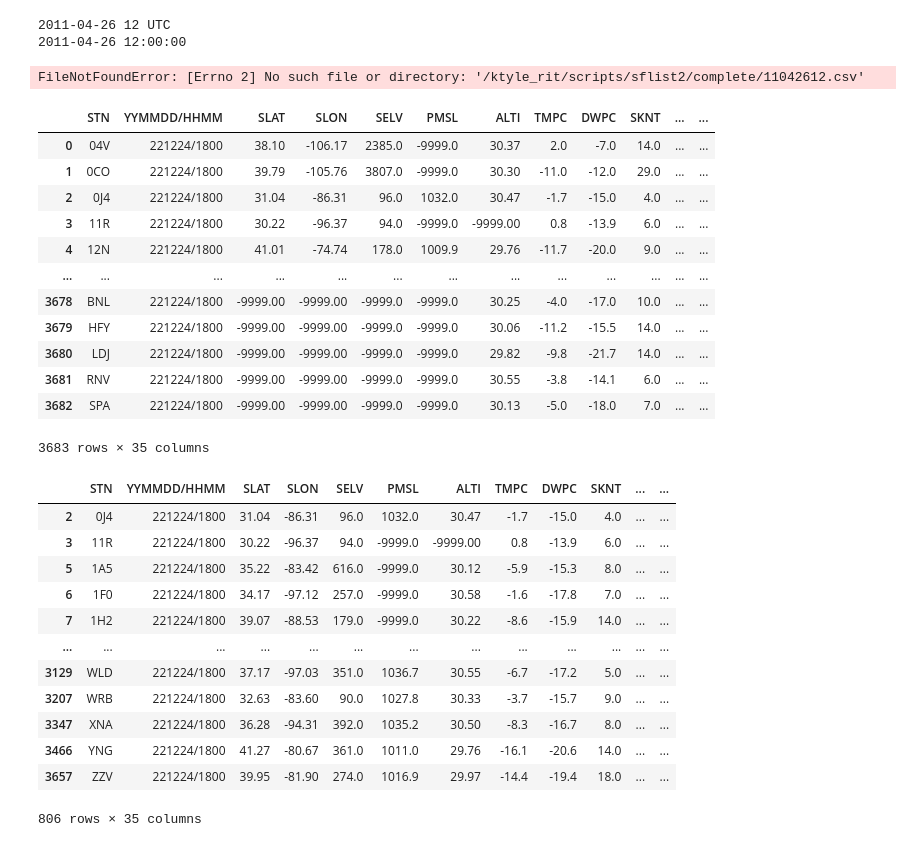
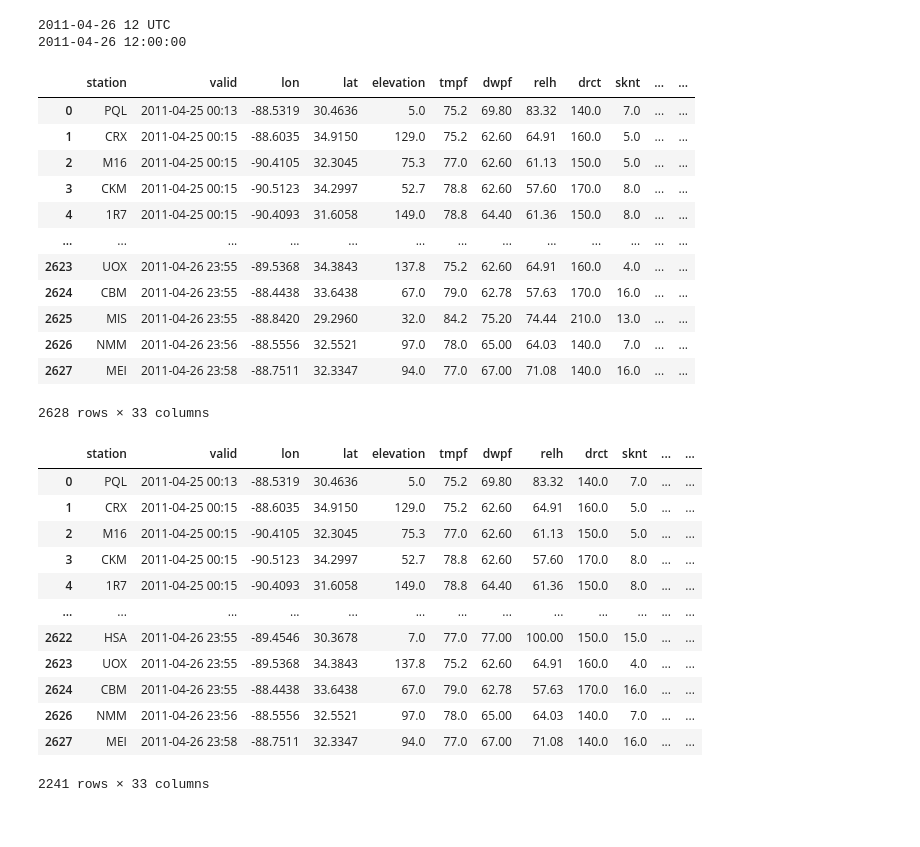
Before and after one commit to sagekeidel/proto-cookbook, a Jupyter notebook: notebooks/notebook2.ipynb, the cells around one changed output. Saved outputs shown, nothing was run; the diff lists cells and outputs as text; code cells hidden in the pictures.

```diff
--- a/notebooks/notebook2.ipynb
+++ b/notebooks/notebook2.ipynb
@@ -36,51 +36,45 @@ print(validTime)
 2011-04-26 12 UTC
 2011-04-26 12:00:00
 # %%
-metarFile = f'/ktyle_rit/scripts/sflist2/complete/{YYMMDDHH}.csv'
-df = pd.read_csv(metarFile, sep='\\s+')
-
-# i know this code cell isn't working, but ideally it would run the rest of the code!
-# if there is a different way to access ASOS data, please let me know
+df = pd.read_csv('asos2011.csv')
-# %% [output]
-FileNotFoundError: [Errno 2] No such file or directory: '/ktyle_rit/scripts/sflist2/complete/11042612.csv'
 # %%
 df
 # %% [output]
-|  | STN | YYMMDD/HHMM | SLAT | SLON | SELV | PMSL | ALTI | TMPC | DWPC | SKNT | ... | ... |
-| 0 | 04V | 221224/1800 | 38.10 | -106.17 | 2385.0 | -9999.0 | 30.37 | 2.0 | -7.0 | 14.0 | ... | ... |
-| 1 | 0CO | 221224/1800 | 39.79 | -105.76 | 3807.0 | -9999.0 | 30.30 | -11.0 | -12.0 | 29.0 | ... | ... |
-| 2 | 0J4 | 221224/1800 | 31.04 | -86.31 | 96.0 | 1032.0 | 30.47 | -1.7 | -15.0 | 4.0 | ... | ... |
-| 3 | 11R | 221224/1800 | 30.22 | -96.37 | 94.0 | -9999.0 | -9999.00 | 0.8 | -13.9 | 6.0 | ... | ... |
-| 4 | 12N | 221224/1800 | 41.01 | -74.74 | 178.0 | 1009.9 | 29.76 | -11.7 | -20.0 | 9.0 | ... | ... |
+|  | station | valid | lon | lat | elevation | tmpf | dwpf | relh | drct | sknt | ... | ... |
+| 0 | PQL | 2011-04-25 00:13 | -88.5319 | 30.4636 | 5.0 | 75.2 | 69.80 | 83.32 | 140.0 | 7.0 | ... | ... |
+| 1 | CRX | 2011-04-25 00:15 | -88.6035 | 34.9150 | 129.0 | 75.2 | 62.60 | 64.91 | 160.0 | 5.0 | ... | ... |
+| 2 | M16 | 2011-04-25 00:15 | -90.4105 | 32.3045 | 75.3 | 77.0 | 62.60 | 61.13 | 150.0 | 5.0 | ... | ... |
+| 3 | CKM | 2011-04-25 00:15 | -90.5123 | 34.2997 | 52.7 | 78.8 | 62.60 | 57.60 | 170.0 | 8.0 | ... | ... |
+| 4 | 1R7 | 2011-04-25 00:15 | -90.4093 | 31.6058 | 149.0 | 78.8 | 64.40 | 61.36 | 150.0 | 8.0 | ... | ... |
 | ... | ... | ... | ... | ... | ... | ... | ... | ... | ... | ... | ... | ... |
-| 3678 | BNL | 221224/1800 | -9999.00 | -9999.00 | -9999.0 | -9999.0 | 30.25 | -4.0 | -17.0 | 10.0 | ... | ... |
-| 3679 | HFY | 221224/1800 | -9999.00 | -9999.00 | -9999.0 | -9999.0 | 30.06 | -11.2 | -15.5 | 14.0 | ... | ... |
-| 3680 | LDJ | 221224/1800 | -9999.00 | -9999.00 | -9999.0 | -9999.0 | 29.82 | -9.8 | -21.7 | 14.0 | ... | ... |
-| 3681 | RNV | 221224/1800 | -9999.00 | -9999.00 | -9999.0 | -9999.0 | 30.55 | -3.8 | -14.1 | 6.0 | ... | ... |
-| 3682 | SPA | 221224/1800 | -9999.00 | -9999.00 | -9999.0 | -9999.0 | 30.13 | -5.0 | -18.0 | 7.0 | ... | ... |
+| 2623 | UOX | 2011-04-26 23:55 | -89.5368 | 34.3843 | 137.8 | 75.2 | 62.60 | 64.91 | 160.0 | 4.0 | ... | ... |
+| 2624 | CBM | 2011-04-26 23:55 | -88.4438 | 33.6438 | 67.0 | 79.0 | 62.78 | 57.63 | 170.0 | 16.0 | ... | ... |
+| 2625 | MIS | 2011-04-26 23:55 | -88.8420 | 29.2960 | 32.0 | 84.2 | 75.20 | 74.44 | 210.0 | 13.0 | ... | ... |
+| 2626 | NMM | 2011-04-26 23:56 | -88.5556 | 32.5521 | 97.0 | 78.0 | 65.00 | 64.03 | 140.0 | 7.0 | ... | ... |
+| 2627 | MEI | 2011-04-26 23:58 | -88.7511 | 32.3347 | 94.0 | 77.0 | 67.00 | 71.08 | 140.0 | 16.0 | ... | ... |
-3683 rows × 35 columns
+2628 rows × 33 columns
 # %%
 # set the bounds
-lonW = -105
-lonE = -75
-latS = 28
-latN = 42
+lonW = -92
+lonE = -88
+latS = 30
+latN = 35.5
 cLat, cLon = (latS + latN)/2, (lonW + lonE)/2
 
-df2 = df.query('SLAT >= @latS & SLAT <= @latN  & SLON >= @lonW  & SLON <= @lonE')
+df2 = df.query('lat >= @latS & lat <= @latN  & lon >= @lonW  & lon <= @lonE')
 df2
 # %% [output]
-|  | STN | YYMMDD/HHMM | SLAT | SLON | SELV | PMSL | ALTI | TMPC | DWPC | SKNT | ... | ... |
-| 2 | 0J4 | 221224/1800 | 31.04 | -86.31 | 96.0 | 1032.0 | 30.47 | -1.7 | -15.0 | 4.0 | ... | ... |
-| 3 | 11R | 221224/1800 | 30.22 | -96.37 | 94.0 | -9999.0 | -9999.00 | 0.8 | -13.9 | 6.0 | ... | ... |
-| 5 | 1A5 | 221224/1800 | 35.22 | -83.42 | 616.0 | -9999.0 | 30.12 | -5.9 | -15.3 | 8.0 | ... | ... |
-| 6 | 1F0 | 221224/1800 | 34.17 | -97.12 | 257.0 | -9999.0 | 30.58 | -1.6 | -17.8 | 7.0 | ... | ... |
-| 7 | 1H2 | 221224/1800 | 39.07 | -88.53 | 179.0 | -9999.0 | 30.22 | -8.6 | -15.9 | 14.0 | ... | ... |
+|  | station | valid | lon | lat | elevation | tmpf | dwpf | relh | drct | sknt | ... | ... |
+| 0 | PQL | 2011-04-25 00:13 | -88.5319 | 30.4636 | 5.0 | 75.2 | 69.80 | 83.32 | 140.0 | 7.0 | ... | ... |
+| 1 | CRX | 2011-04-25 00:15 | -88.6035 | 34.9150 | 129.0 | 75.2 | 62.60 | 64.91 | 160.0 | 5.0 | ... | ... |
+| 2 | M16 | 2011-04-25 00:15 | -90.4105 | 32.3045 | 75.3 | 77.0 | 62.60 | 61.13 | 150.0 | 5.0 | ... | ... |
+| 3 | CKM | 2011-04-25 00:15 | -90.5123 | 34.2997 | 52.7 | 78.8 | 62.60 | 57.60 | 170.0 | 8.0 | ... | ... |
+| 4 | 1R7 | 2011-04-25 00:15 | -90.4093 | 31.6058 | 149.0 | 78.8 | 64.40 | 61.36 | 150.0 | 8.0 | ... | ... |
 | ... | ... | ... | ... | ... | ... | ... | ... | ... | ... | ... | ... | ... |
-| 3129 | WLD | 221224/1800 | 37.17 | -97.03 | 351.0 | 1036.7 | 30.55 | -6.7 | -17.2 | 5.0 | ... | ... |
-| 3207 | WRB | 221224/1800 | 32.63 | -83.60 | 90.0 | 1027.8 | 30.33 | -3.7 | -15.7 | 9.0 | ... | ... |
-| 3347 | XNA | 221224/1800 | 36.28 | -94.31 | 392.0 | 1035.2 | 30.50 | -8.3 | -16.7 | 8.0 | ... | ... |
-| 3466 | YNG | 221224/1800 | 41.27 | -80.67 | 361.0 | 1011.0 | 29.76 | -16.1 | -20.6 | 14.0 | ... | ... |
-| 3657 | ZZV | 221224/1800 | 39.95 | -81.90 | 274.0 | 1016.9 | 29.97 | -14.4 | -19.4 | 18.0 | ... | ... |
+| 2622 | HSA | 2011-04-26 23:55 | -89.4546 | 30.3678 | 7.0 | 77.0 | 77.00 | 100.00 | 150.0 | 15.0 | ... | ... |
+| 2623 | UOX | 2011-04-26 23:55 | -89.5368 | 34.3843 | 137.8 | 75.2 | 62.60 | 64.91 | 160.0 | 4.0 | ... | ... |
+| 2624 | CBM | 2011-04-26 23:55 | -88.4438 | 33.6438 | 67.0 | 79.0 | 62.78 | 57.63 | 170.0 | 16.0 | ... | ... |
+| 2626 | NMM | 2011-04-26 23:56 | -88.5556 | 32.5521 | 97.0 | 78.0 | 65.00 | 64.03 | 140.0 | 7.0 | ... | ... |
+| 2627 | MEI | 2011-04-26 23:58 | -88.7511 | 32.3347 | 94.0 | 77.0 | 67.00 | 71.08 | 140.0 | 16.0 | ... | ... |
-806 rows × 35 columns
+2241 rows × 33 columns
 # %%
```
Also changed, not shown: parts of 4 cells of this notebook, 4 other files.
